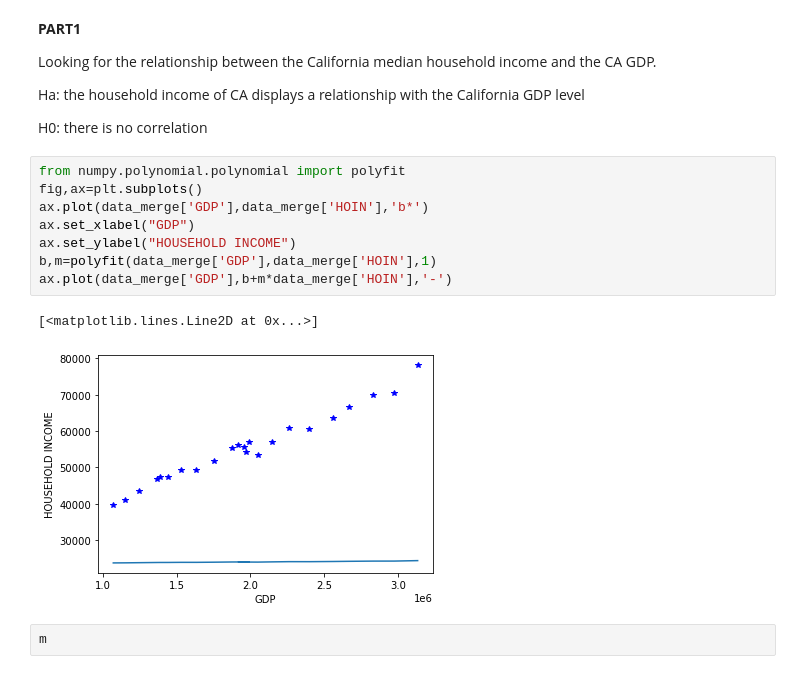
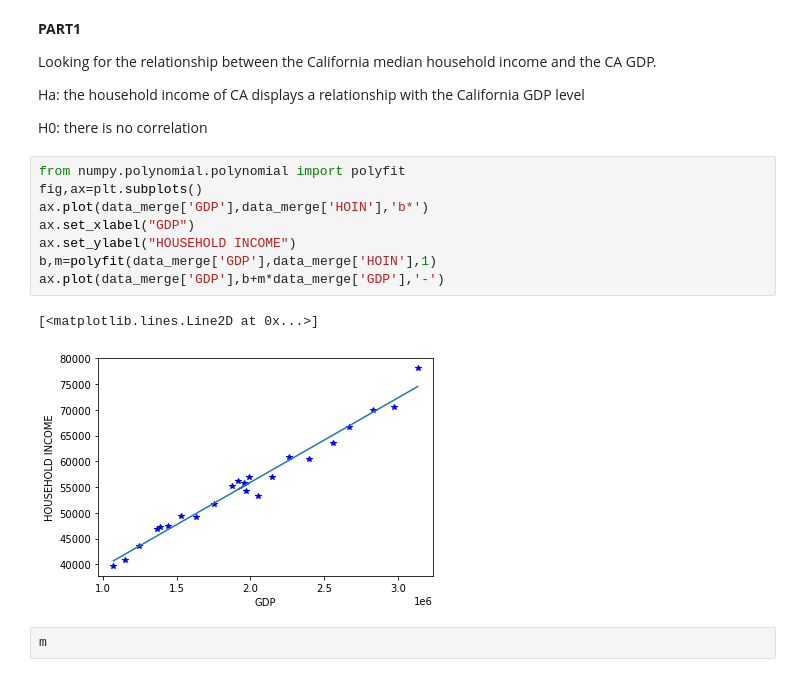
Before and after one commit to yuanyi-611/project149, a Jupyter notebook: econ149project.ipynb, the cells around one changed output. Drawn from its saved outputs; the diff is of its cells as text.

```diff
--- a/econ149project.ipynb
+++ b/econ149project.ipynb
@@ -225,14 +225,14 @@ H0: there is no correlation
 # %%
 from numpy.polynomial.polynomial import polyfit
 fig,ax=plt.subplots()
 ax.plot(data_merge['GDP'],data_merge['HOIN'],'b*')
 ax.set_xlabel("GDP")
 ax.set_ylabel("HOUSEHOLD INCOME")
 b,m=polyfit(data_merge['GDP'],data_merge['HOIN'],1)
-ax.plot(data_merge['GDP'],b+m*data_merge['HOIN'],'-')
+ax.plot(data_merge['GDP'],b+m*data_merge['GDP'],'-')
 # %% [output]
 [<matplotlib.lines.Line2D at 0x...>]
-[figure, old version]
+[figure, new version]
 # %%
 m
 # %% [output]
```
